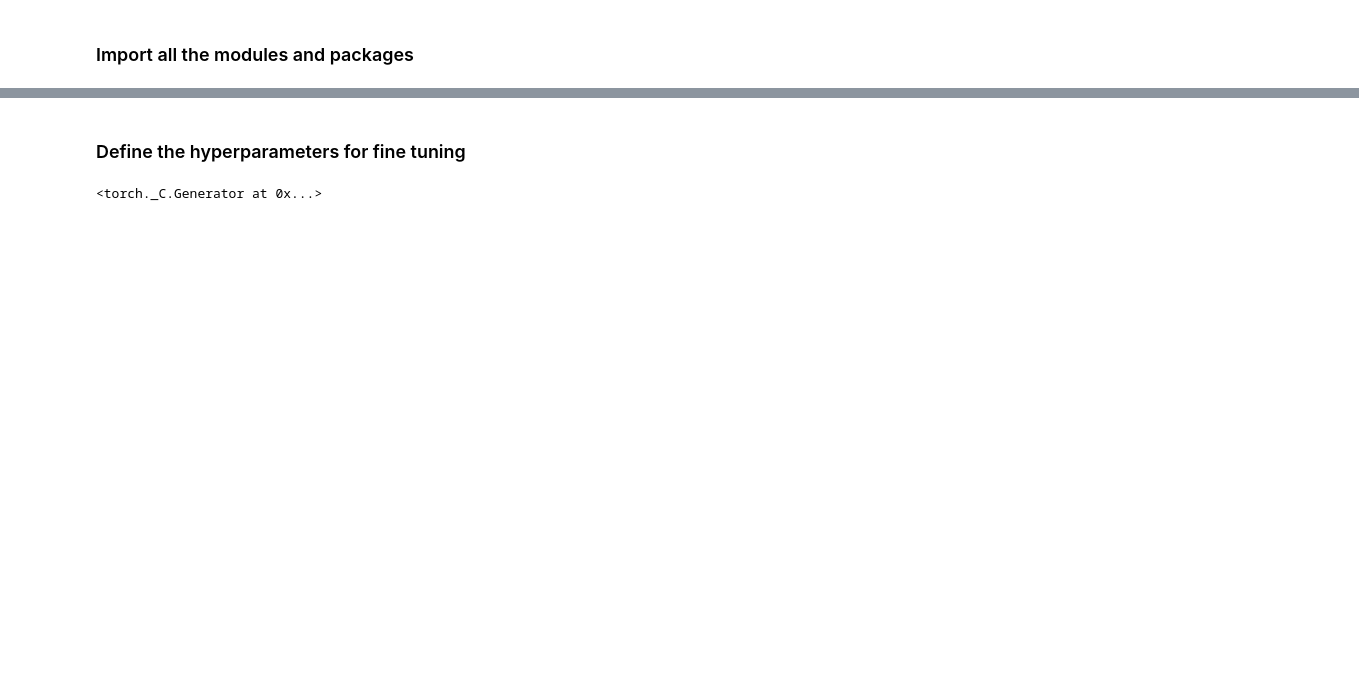
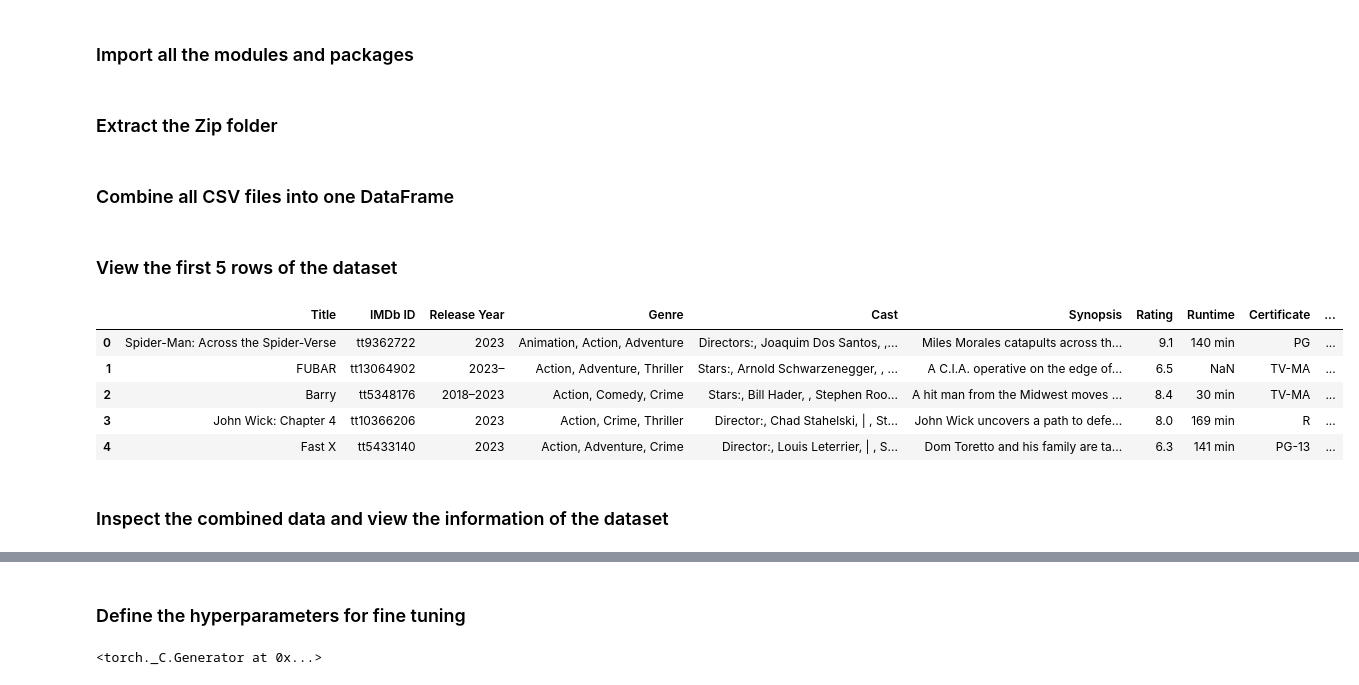
Before and after one commit to B-Srujana/IS640-GPT-Project, a Jupyter notebook: gpt_project updated.ipynb, the cells around one changed output, grey strips where cells are left out. Saved outputs shown, nothing was run; the diff lists cells and outputs as text; code cells hidden in the pictures; blank space fills up the shorter version.

```diff
--- a/gpt_project updated.ipynb
+++ b/gpt_project updated.ipynb
@@ -21,0 +45,33 @@ import numpy as np
+# %% [markdown]
+### Extract the Zip folder
+# %%
+# Path to the local ZIP file
+zip_file_path = 'tv_series_data.zip'
+
+# Extract the ZIP file to a folder
+extracted_folder = 'tv_series_data'
+with zipfile.ZipFile(zip_file_path, 'r') as zip_ref:
+    zip_ref.extractall(extracted_folder)
+# %% [markdown]
+### Combine all CSV files into one DataFrame
+# %%
+
+combined_data = pd.DataFrame()
+for file in os.listdir(extracted_folder):
+    if file.endswith('.csv'):
+        file_path = os.path.join(extracted_folder, file)
+        df = pd.read_csv(file_path)
+        combined_data = pd.concat([combined_data, df], ignore_index=True)
+# %% [markdown]
+### View the first 5 rows of the dataset
+# %%
+combined_data.head()
+# %% [output]
+|  | Title | IMDb ID | Release Year | Genre | Cast | Synopsis | Rating | Runtime | Certificate | ... |
+| 0 | Spider-Man: Across the Spider-Verse | tt9362722 | 2023 | Animation, Action, Adventure | Directors:, Joaquim Dos Santos, ,... | Miles Morales catapults across th... | 9.1 | 140 min | PG | ... |
+| 1 | FUBAR | tt13064902 | 2023– | Action, Adventure, Thriller | Stars:, Arnold Schwarzenegger, , ... | A C.I.A. operative on the edge of... | 6.5 | NaN | TV-MA | ... |
+| 2 | Barry | tt5348176 | 2018–2023 | Action, Comedy, Crime | Stars:, Bill Hader, , Stephen Roo... | A hit man from the Midwest moves ... | 8.4 | 30 min | TV-MA | ... |
+| 3 | John Wick: Chapter 4 | tt10366206 | 2023 | Action, Crime, Thriller | Director:, Chad Stahelski, | , St... | John Wick uncovers a path to defe... | 8.0 | 169 min | R | ... |
+| 4 | Fast X | tt5433140 | 2023 | Action, Adventure, Crime | Director:, Louis Leterrier, | , S... | Dom Toretto and his family are ta... | 6.3 | 141 min | PG-13 | ... |
+# %% [markdown]
+### Inspect the combined data and view the information of the dataset
```
Also changed, not shown: parts of 37 cells of this notebook.
